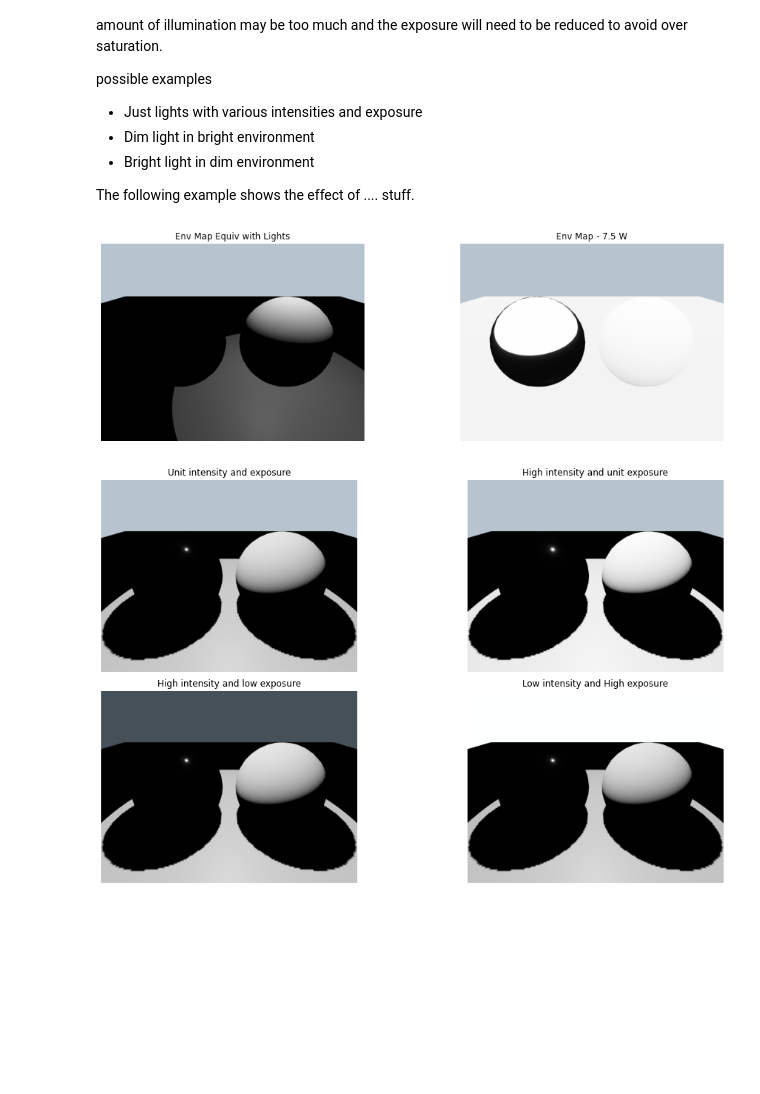
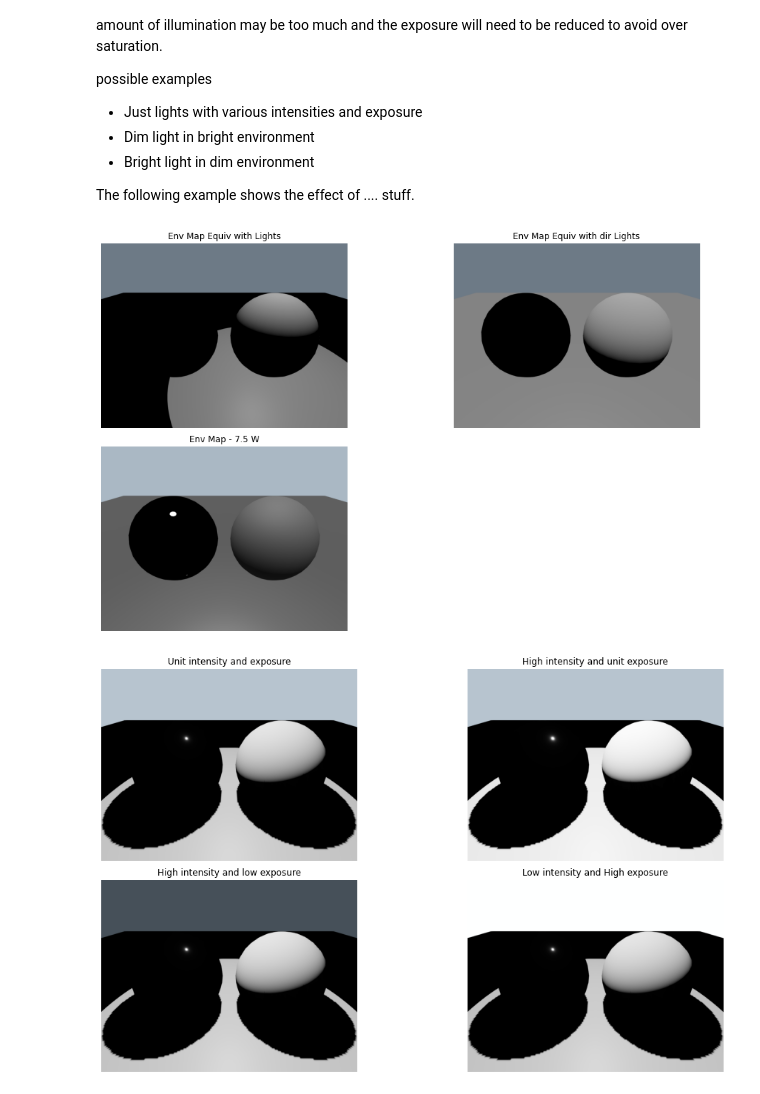
Before and after one commit to SeanCurtis-TRI/drake, a Jupyter notebook: tutorials/configuring_lighting.ipynb, the cells around one changed output. Cells and saved outputs as stored; diff of their text form; code cells hidden in the pictures; blank space fills up the shorter version.

Commit message:
WIP: commit save point

```diff
--- a/tutorials/configuring_lighting.ipynb
+++ b/tutorials/configuring_lighting.ipynb
@@ -1306,6 +1306,7 @@ _color_ information. They differ in their maximum brightness.
 hdr125_path = FindResourceOrThrow("drake/tutorials/resources/env_color_room_125.hdr")
 hdr500_path = FindResourceOrThrow("drake/tutorials/resources/env_color_room_500.hdr")
 sky = FindResourceOrThrow("drake/tutorials/resources/white_sky_75.hdr")
+point = FindResourceOrThrow("drake/tutorials/resources/white_point_75.hdr")
 
 def make_config(env_map_path):
     env_texture = EquirectangularMap(path=env_map_path)
@@ -1319,7 +1320,8 @@ comparator.set_render_engines([
     RenderEngineSpec("Environment Map - 1-watt PNG", make_config(png_path)),
     RenderEngineSpec("Environment Map - 125-watt HDR", make_config(hdr125_path)),
     RenderEngineSpec("Environment Map - 500-watt HDR", make_config(hdr500_path)),
-    RenderEngineSpec("Environment Map - 7.5-watt HDR", make_config(sky)),
+    RenderEngineSpec("Environment Map - 7.5-watt sky HDR", make_config(sky)),
+    RenderEngineSpec("Environment Map - 7.5-watt point HDR", make_config(point)),
     ])
 
 # Center on the ball, with it largely filling the frame.
@@ -1399,7 +1401,7 @@ comparator.set_render_engines([
     RenderEngineSpec("Increased Exposure - 1-watt PNG", make_config(png_path, 5)),
     RenderEngineSpec("Default Exposure - 125-watt HDR", make_config(hdr125_path, 1.0)),
     RenderEngineSpec("Decrease Exposure - 500-watt HDR", make_config(hdr500_path, 0.25)),
-    RenderEngineSpec("Decrease Exposure - 7.5-watt HDR", make_config(sky, 0.125)),
+    RenderEngineSpec("Decrease Exposure - 7.5-watt HDR", make_config(sky, 0.0825)),
     ])
 
 # Center on the ball, with it largely filling the frame.
@@ -1462,7 +1464,7 @@ possible examples
 The following example shows the effect of .... stuff.
 # %%
 def make_light(custom_params = {}):
-    return LightParameter(**({"type": "spot",
+    return LightParameter(**({"type": "spot", # "directional", #
                               "frame": "world",
                               "cone_angle": 40,
                               "position": [1.1, 0, 3],
@@ -1470,44 +1472,47 @@ def make_light(custom_params = {}):
                               "intensity": 7.5,
                               # Why do I need this attenuation to get an
                               # equivalent result?
-                              "attenuation_values": [0, 0.0, 1.0],
+                              "attenuation_values": [1, 0.0, 0.0],
                               } | custom_params))
 
 def make_config(lights, exposure):
     return {"exposure": exposure,
             "cast_shadows": False,
             "lights": lights}
 
+global_exp = 0.25
 comparator.set_render_engines([
     RenderEngineSpec("Env Map Equiv with Lights", make_config([make_light({"intensity": 7.5}),
 #                                                   make_light({"position": [3.5, 0, 1.57],
 #                                                               "direction": [-1, 0, 0],
 #                                                               "intensity": 3.75,
 #                                                               "color": Rgba(1, 0, 0)}),
 #                                                   make_light({"position": [-3.5, 0, 1.57],
 #                                                               "direction": [1, 0, 0],
 #                                                               "intensity": 3.75,
 #                                                               "color": Rgba(0, 0, 1)}),
 #                                                   make_light({"position": [0, -15, 4.4],
 #                                                               "direction": [0, .97, .25],
 #                                                               "intensity": 125,
 #                                                               "color": Rgba(1, 1, 1)}),
-                                                  ], 1)),
+                                                  ], global_exp)),
+    RenderEngineSpec("Env Map Equiv with dir Lights", make_config([make_light({"intensity": 7.5, "type": "directional"}),
+                                                  ], global_exp)),
      RenderEngineSpec("Env Map - 7.5 W",
-                      {"exposure": 1,
+                      {"exposure": np.pi * global_exp,
                        "environment_map": EnvironmentMap(
-                           skybox=False, texture=EquirectangularMap(path=sky)),
+                           skybox=False, texture=EquirectangularMap(path=point)),
                        # Disable the light; only ambient light in the scene.
                        "lights": [LightParameter(intensity=0)]})
     ])
 
 # Center on the ball, with it largely filling the frame.
 comparator.pose_camera_once(camera_in_world=[0, -2.5, 2.5],
                             target_in_world=[0, 0, 1])
 
 comparator.render()
 # %% [output]
-[figure, old version]
+[figure, new version]
 # %%
 def make_config(intensity, exposure):
     light = LightParameter(type="spot", frame="world",
```
Also changed, not shown: parts of 5 cells of this notebook, 2 other files.
